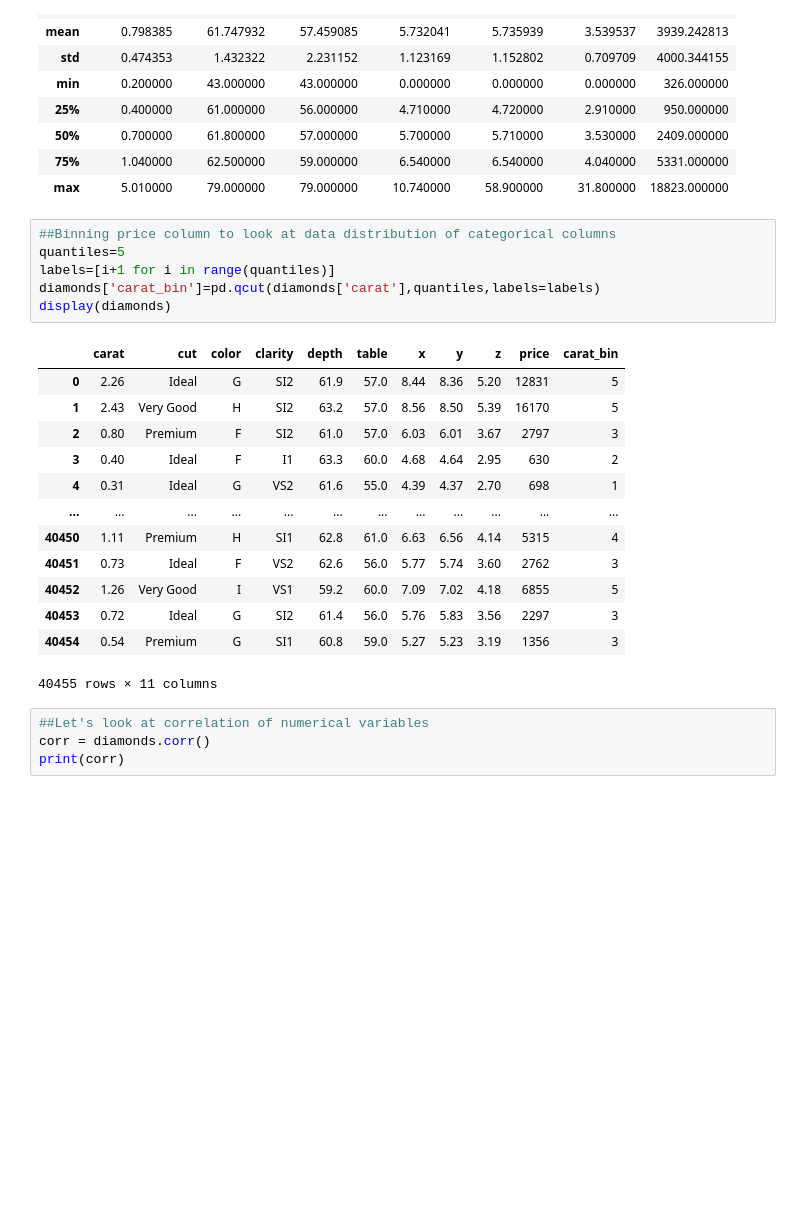
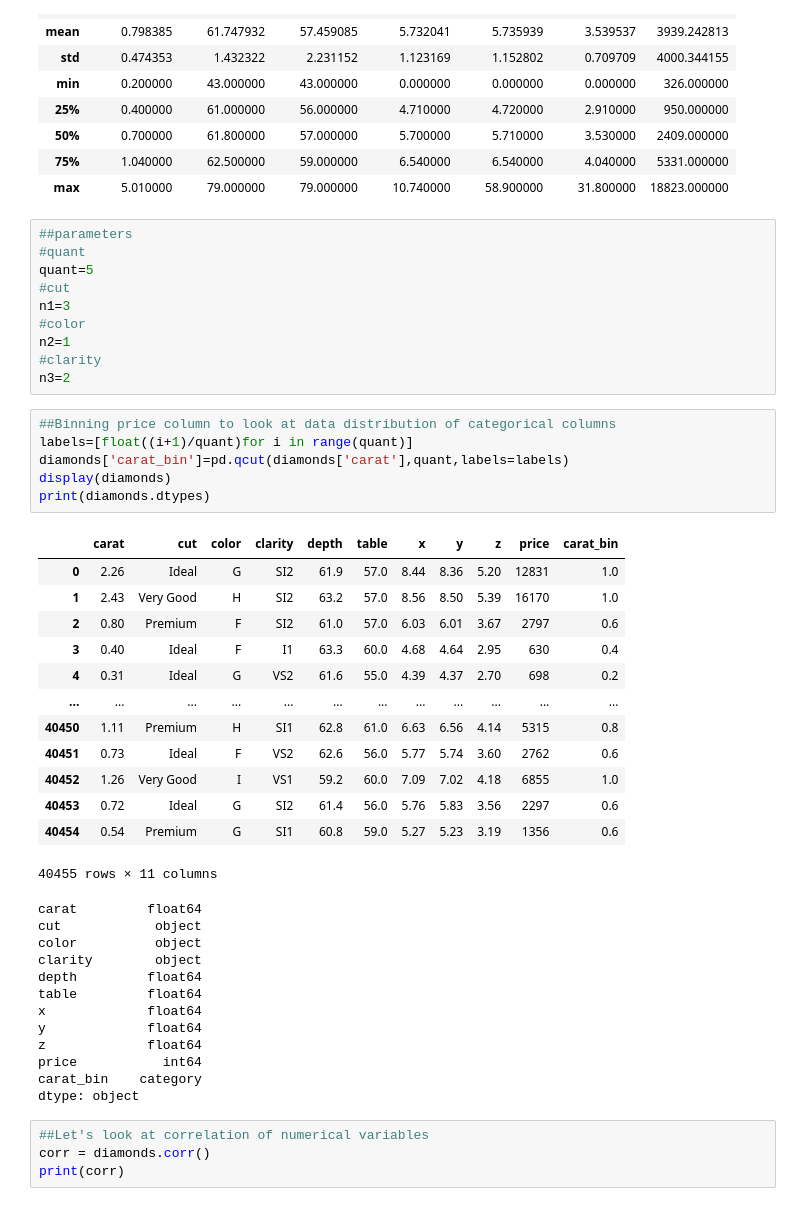
Before and after one commit to alfpml/kaggle-diamonds, a Jupyter notebook: Diamonds_1.ipynb, the cells around one changed output. Cells and saved outputs as stored; diff of their text form; blank space fills up the shorter version.

```diff
--- a/Diamonds_1.ipynb
+++ b/Diamonds_1.ipynb
@@ -75,26 +75,48 @@ diamonds.describe()
 | 50% | 0.700000 | 61.800000 | 57.000000 | 5.700000 | 5.710000 | 3.530000 | 2409.000000 |
 | 75% | 1.040000 | 62.500000 | 59.000000 | 6.540000 | 6.540000 | 4.040000 | 5331.000000 |
 | max | 5.010000 | 79.000000 | 79.000000 | 10.740000 | 58.900000 | 31.800000 | 18823.000000 |
+# %%
+##parameters
+#quant
+quant=5
+#cut
+n1=3
+#color
+n2=1
+#clarity
+n3=2
 # %%
 ##Binning price column to look at data distribution of categorical columns
-quantiles=5
-labels=[i+1 for i in range(quantiles)]
-diamonds['carat_bin']=pd.qcut(diamonds['carat'],quantiles,labels=labels)
+labels=[float((i+1)/quant)for i in range(quant)]
+diamonds['carat_bin']=pd.qcut(diamonds['carat'],quant,labels=labels)
 display(diamonds)
+print(diamonds.dtypes)
 # %% [output]
 |  | carat | cut | color | clarity | depth | table | x | y | z | price | carat_bin |
-| 0 | 2.26 | Ideal | G | SI2 | 61.9 | 57.0 | 8.44 | 8.36 | 5.20 | 12831 | 5 |
-| 1 | 2.43 | Very Good | H | SI2 | 63.2 | 57.0 | 8.56 | 8.50 | 5.39 | 16170 | 5 |
-| 2 | 0.80 | Premium | F | SI2 | 61.0 | 57.0 | 6.03 | 6.01 | 3.67 | 2797 | 3 |
-| 3 | 0.40 | Ideal | F | I1 | 63.3 | 60.0 | 4.68 | 4.64 | 2.95 | 630 | 2 |
-| 4 | 0.31 | Ideal | G | VS2 | 61.6 | 55.0 | 4.39 | 4.37 | 2.70 | 698 | 1 |
+| 0 | 2.26 | Ideal | G | SI2 | 61.9 | 57.0 | 8.44 | 8.36 | 5.20 | 12831 | 1.0 |
+| 1 | 2.43 | Very Good | H | SI2 | 63.2 | 57.0 | 8.56 | 8.50 | 5.39 | 16170 | 1.0 |
+| 2 | 0.80 | Premium | F | SI2 | 61.0 | 57.0 | 6.03 | 6.01 | 3.67 | 2797 | 0.6 |
+| 3 | 0.40 | Ideal | F | I1 | 63.3 | 60.0 | 4.68 | 4.64 | 2.95 | 630 | 0.4 |
+| 4 | 0.31 | Ideal | G | VS2 | 61.6 | 55.0 | 4.39 | 4.37 | 2.70 | 698 | 0.2 |
 | ... | ... | ... | ... | ... | ... | ... | ... | ... | ... | ... | ... |
-| 40450 | 1.11 | Premium | H | SI1 | 62.8 | 61.0 | 6.63 | 6.56 | 4.14 | 5315 | 4 |
-| 40451 | 0.73 | Ideal | F | VS2 | 62.6 | 56.0 | 5.77 | 5.74 | 3.60 | 2762 | 3 |
-| 40452 | 1.26 | Very Good | I | VS1 | 59.2 | 60.0 | 7.09 | 7.02 | 4.18 | 6855 | 5 |
-| 40453 | 0.72 | Ideal | G | SI2 | 61.4 | 56.0 | 5.76 | 5.83 | 3.56 | 2297 | 3 |
-| 40454 | 0.54 | Premium | G | SI1 | 60.8 | 59.0 | 5.27 | 5.23 | 3.19 | 1356 | 3 |
+| 40450 | 1.11 | Premium | H | SI1 | 62.8 | 61.0 | 6.63 | 6.56 | 4.14 | 5315 | 0.8 |
+| 40451 | 0.73 | Ideal | F | VS2 | 62.6 | 56.0 | 5.77 | 5.74 | 3.60 | 2762 | 0.6 |
+| 40452 | 1.26 | Very Good | I | VS1 | 59.2 | 60.0 | 7.09 | 7.02 | 4.18 | 6855 | 1.0 |
+| 40453 | 0.72 | Ideal | G | SI2 | 61.4 | 56.0 | 5.76 | 5.83 | 3.56 | 2297 | 0.6 |
+| 40454 | 0.54 | Premium | G | SI1 | 60.8 | 59.0 | 5.27 | 5.23 | 3.19 | 1356 | 0.6 |
 40455 rows × 11 columns
+carat         float64
+cut            object
+color          object
+clarity        object
+depth         float64
+table         float64
+x             float64
+y             float64
+z             float64
+price           int64
+carat_bin    category
+dtype: object
 # %%
 ##Let's look at correlation of numerical variables
 corr = diamonds.corr()
```
Also changed, not shown: parts of 12 cells of this notebook, 5 other files.
